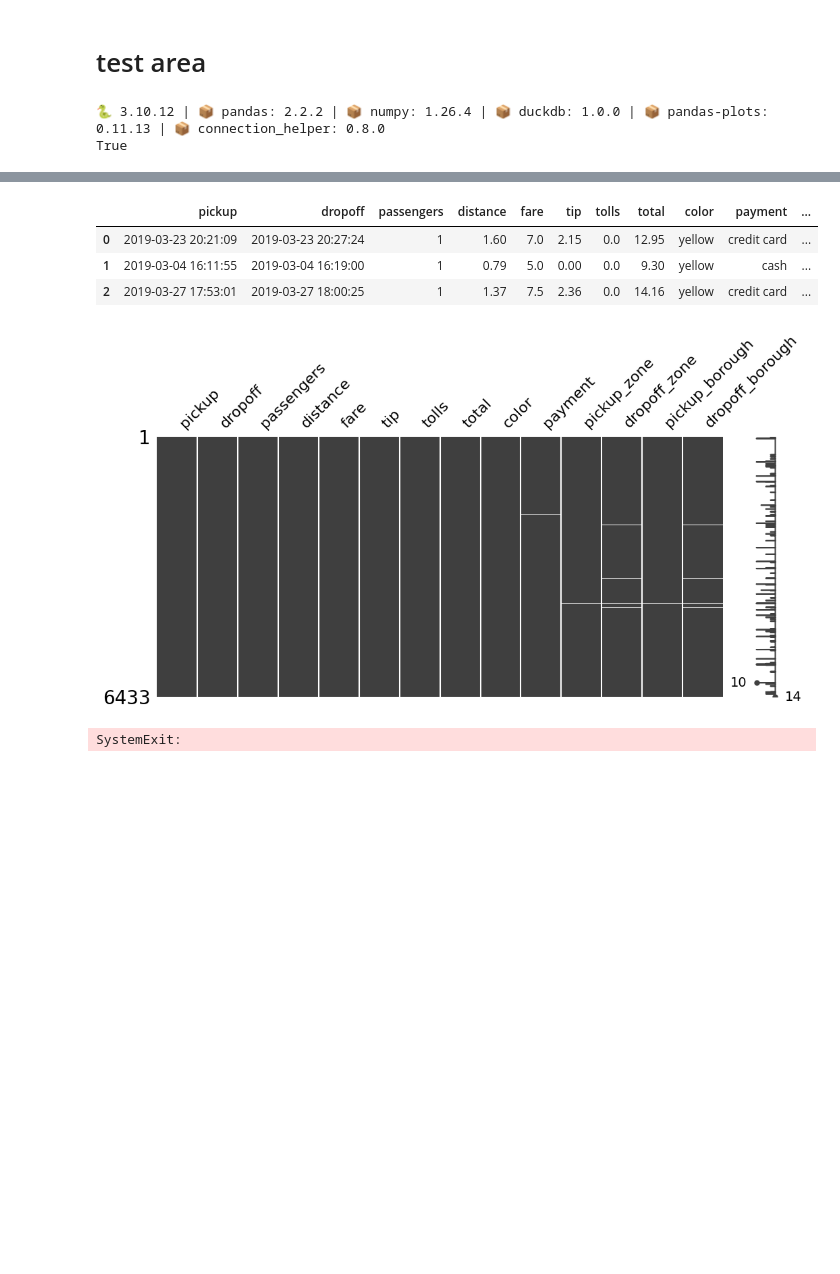
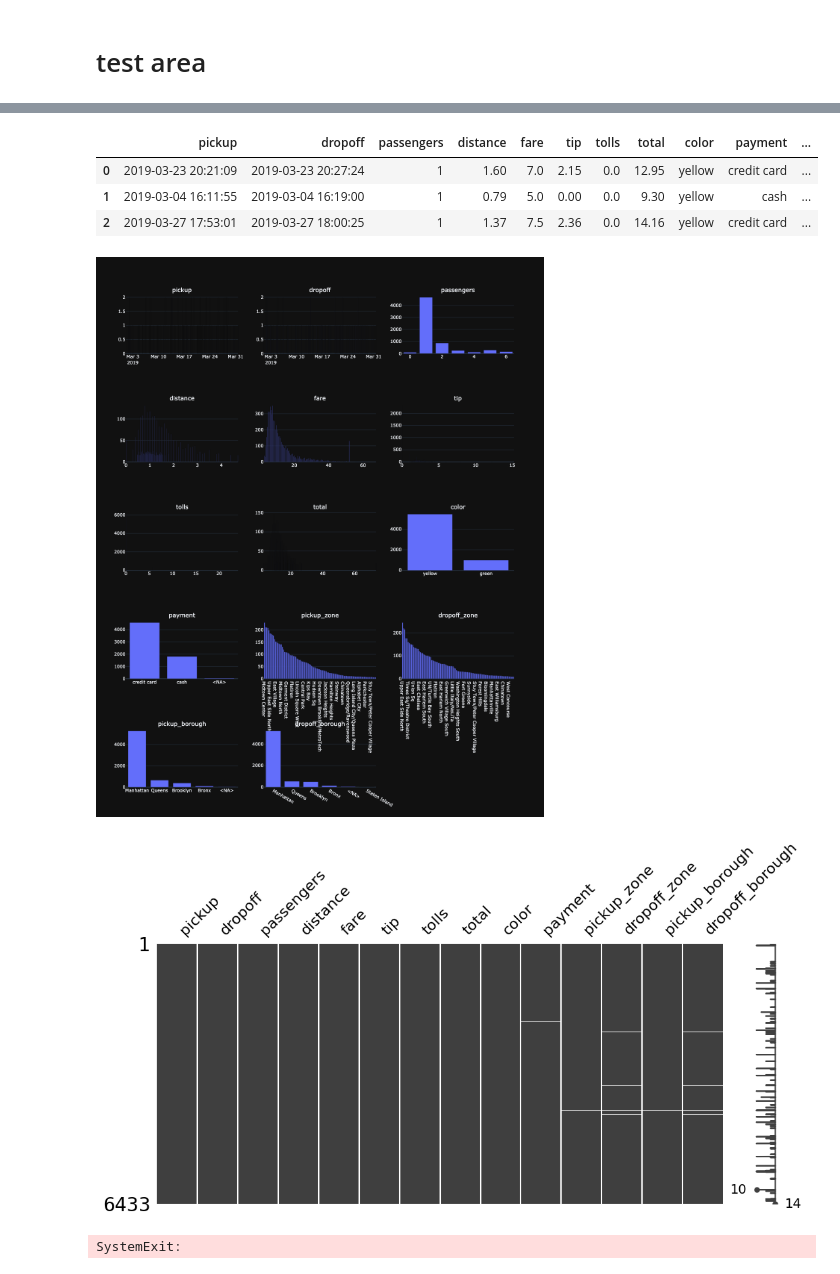
Before and after one commit to smeisegeier/pandas-plots, a Jupyter notebook: src/test.ipynb, the cells around one changed output, grey strips where cells are left out. Saved outputs shown, nothing was run; the diff lists cells and outputs as text; code cells hidden in the pictures; blank space fills up the shorter version.

```diff
--- a/src/test.ipynb
+++ b/src/test.ipynb
@@ -9,20 +9,17 @@ from datetime import datetime
 from pandas_plots import tbl, pls, ven , hlp, pii
 from pandas_plots.hlp import OperatingSystem
 
-hlp.show_package_version()
+hlp.show_package_version(["matplotlib_venn"], )
 df = sb.load_dataset('taxis')
 os.environ['THEME'] = 'dark'
 
 print(hlp.get_os(OperatingSystem.MAC))
-# %% [output]
-🐍 3.10.12 | 📦 pandas: 2.2.2 | 📦 numpy: 1.26.4 | 📦 duckdb: 1.0.0 | 📦 pandas-plots: 0.11.13 | 📦 connection_helper: 0.8.0
-True
 # %%
 tbl.describe_df(
     df,
     "test",
-    use_plot=False,
-    use_columns=False,
+    use_plot=True,
+    use_columns=True,
     use_missing=True,
 )
 # %% [output]
@@ -38,12 +39,13 @@ tbl.describe_df(
 🟠 fare(220|float64) min: 1.0 | max: 150.0 | median: 9.5 | mean: 13.091 | std: 11.552 | cv: 0.882 | sum: 84_214.87 | skew: 3.217 | kurto: 17.649
 🟠 tip(489|float64) min: 0.0 | max: 33.2 | median: 1.7 | mean: 1.979 | std: 2.449 | cv: 1.237 | sum: 12_732.32 | skew: 2.665 | kurto: 12.74
 🟠 tolls(16|float64) min: 0.0 | max: 24.02 | median: 0.0 | mean: 0.325 | std: 1.415 | cv: 4.351 | sum: 2_092.48 | skew: 5.074 | kurto: 35.442
 🟠 total(898|float64) min: 1.3 | max: 174.82 | median: 14.16 | mean: 18.518 | std: 13.816 | cv: 0.746 | sum: 119_124.97 | skew: 3.093 | kurto: 15.053
 |  | pickup | dropoff | passengers | distance | fare | tip | tolls | total | color | payment | ... |
 | 0 | 2019-03-23 20:21:09 | 2019-03-23 20:27:24 | 1 | 1.60 | 7.0 | 2.15 | 0.0 | 12.95 | yellow | credit card | ... |
 | 1 | 2019-03-04 16:11:55 | 2019-03-04 16:19:00 | 1 | 0.79 | 5.0 | 0.00 | 0.0 | 9.30 | yellow | cash | ... |
 | 2 | 2019-03-27 17:53:01 | 2019-03-27 18:00:25 | 1 | 1.37 | 7.5 | 2.36 | 0.0 | 14.16 | yellow | credit card | ... |
-[figure, old version]
+[figure, new version]
+[figure, added]
 # %%
 sys.exit()
 # %% [output]
```
Also changed, not shown: parts of 9 cells of this notebook, 2 other files.
